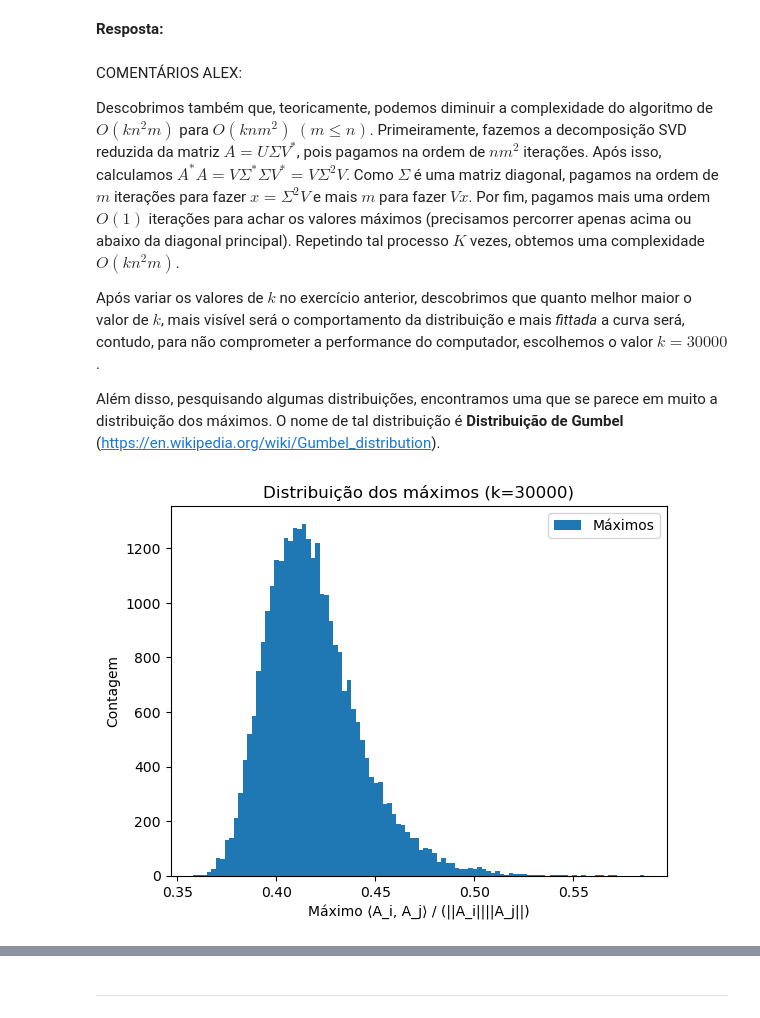
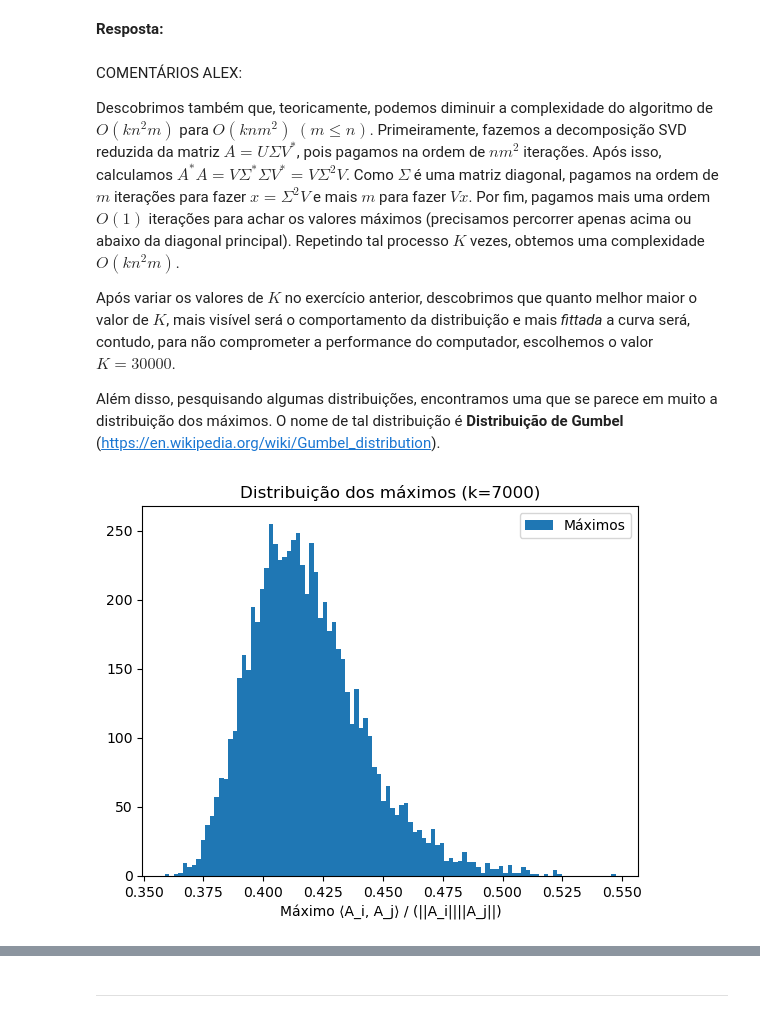
Before and after one commit to alexoliveiraFGV24/rand_nla, a Jupyter notebook: final/Projeto4.ipynb, the cells around one changed output, grey strips where cells are left out. Cells and saved outputs as stored; diff of their text form; code cells hidden in the pictures.

```diff
--- a/final/Projeto4.ipynb
+++ b/final/Projeto4.ipynb
@@ -149,14 +160,26 @@ COMENTÁRIOS ALEX:
 
 Descobrimos também que, teoricamente, podemos diminuir a complexidade do algoritmo de $O(kn^2m)$ para $O(knm^2)$ $(m \le n)$. Primeiramente, fazemos a decomposição SVD reduzida da matriz $A = U\Sigma V^*$, pois pagamos na ordem de $nm^2$ iterações. Após isso, calculamos $A^*A = V\Sigma^* \Sigma V^* = V\Sigma^2V$. Como $\Sigma$ é uma matriz diagonal, pagamos na ordem de $m$ iterações para fazer $x = \Sigma^2V$ e mais $m$ para fazer $Vx$. Por fim, pagamos mais uma ordem $O(1)$ iterações para achar os valores máximos (precisamos percorrer apenas acima ou abaixo da diagonal principal). Repetindo tal processo $K$ vezes, obtemos uma complexidade $O(kn^2m)$.
 
-Após variar os valores de $k$ no exercício anterior, descobrimos que quanto melhor maior o valor de $k$, mais visível será o comportamento da distribuição e mais *fittada* a curva será, contudo, para não comprometer a performance do computador, escolhemos o valor $k = 30000$.
+Após variar os valores de $K$ no exercício anterior, descobrimos que quanto melhor maior o valor de $K$, mais visível será o comportamento da distribuição e mais *fittada* a curva será, contudo, para não comprometer a performance do computador, escolhemos o valor $K = 30000$.
 
 Além disso, pesquisando algumas distribuições, encontramos uma que se parece em muito a distribuição dos máximos. O nome de tal distribuição é **Distribuição de Gumbel** (https://en.wikipedia.org/wiki/Gumbel_distribution).
-# %%
-maxes_vals = maxes(k=30000)
-plot_dist([maxes_vals], ["Máximos"], xlabel="Máximo ⟨A_i, A_j⟩ / (||A_i||||A_j||)", title="Distribuição dos máximos (k=30000)", density=False)
-# %% [output]
-[figure, removed]
+# %%
+# Plot específico para ver o comportamento da distribuição e compará-la
+k = 7000
+maxes_vals = maxes(k=k)
+params = gumbel_r.fit(maxes_vals)
+mu, beta = params
+x = np.linspace(min(maxes_vals), max(maxes_vals), 1000)
+pdf = gumbel_r.pdf(x, loc=mu, scale=beta)
+
+plt.hist(maxes_vals, bins=100, label="Máximos", density=False)
+# sns.kdeplot(pdf, linewidth=2, label=f"Gumbel({mu:.3f}, {beta:.3f})")
+plt.title(f"Distribuição dos máximos (k={k})")
+plt.xlabel("Máximo ⟨A_i, A_j⟩ / (||A_i||||A_j||)")
+plt.legend()
+plt.show()
+# %% [output]
+[figure, added]
 # %% [markdown]
 ![Exemplo de imagem](figures/gumbel-distribution-chart.webp)
 # %% [markdown]
```
Also changed, not shown: parts of 9 cells of this notebook.
